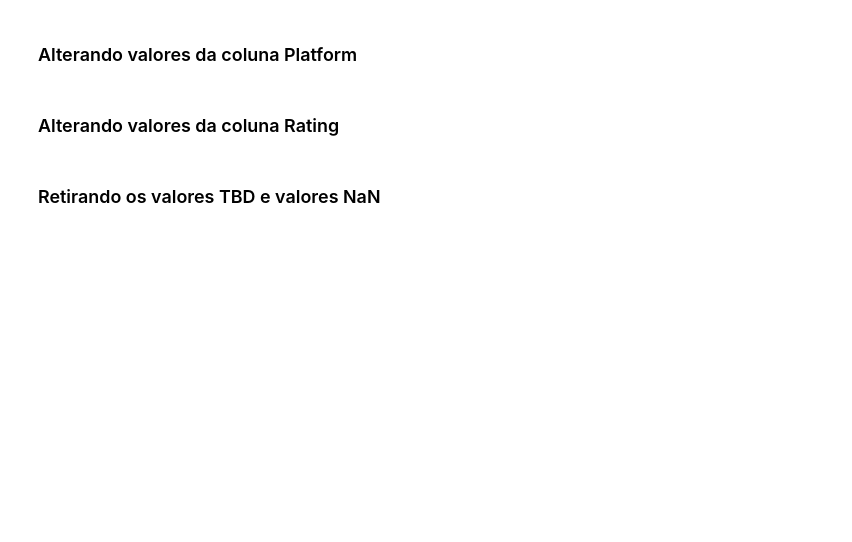
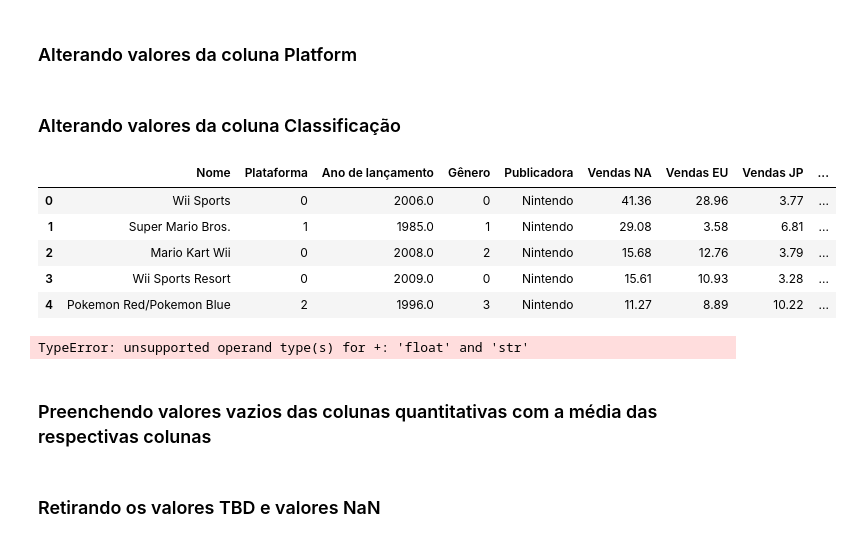
Before and after one commit to jacksonpereira/video-game-sales-with-ratings, a Jupyter notebook: Limpeza dos dados.ipynb, the cells around one changed output. Drawn from its saved outputs; the diff is of its cells as text; code cells hidden in the pictures; blank space fills up the shorter version.

```diff
--- a/Limpeza dos dados.ipynb
+++ b/Limpeza dos dados.ipynb
@@ -177,16 +161,45 @@ data['Platform'] = x
 # %% [markdown]
-### Alterando valores da coluna Rating
+### Alterando valores da coluna Classificação
-# %%
-x = data['Rating'].copy()
-x[x== 'E'] =0
-x[x== 'M'] =1
-x[x== 'T'] =2
-x[x== 'E10+'] =3
-x[x== 'K-A'] =4
-x[x== 'AO'] =5
-x[x== 'EC'] =6
-x[x== 'RP'] =7
-data['Rating'] = x
+# %%
+#0      E
+#1      M
+#2      T
+#3      E10+
+#4      K-A
+#5      AO
+#6      EC
+#7      RP
+
+classificacao = data['Classificação'].copy()
+classificacao[classificacao == 'E'] =0
+classificacao[classificacao == 'M'] =1
+classificacao[classificacao == 'T'] =2
+classificacao[classificacao == 'E10+'] =3
+classificacao[classificacao == 'K-A'] =4
+classificacao[classificacao == 'AO'] =5
+classificacao[classificacao == 'EC'] =6
+classificacao[classificacao == 'RP'] =7
+data['Classificação'] = classificacao
+data.head()
+# %% [output]
+|  | Nome | Plataforma | Ano de lançamento | Gênero | Publicadora | Vendas NA | Vendas EU | Vendas JP | ... |
+| 0 | Wii Sports | 0 | 2006.0 | 0 | Nintendo | 41.36 | 28.96 | 3.77 | ... |
+| 1 | Super Mario Bros. | 1 | 1985.0 | 1 | Nintendo | 29.08 | 3.58 | 6.81 | ... |
+| 2 | Mario Kart Wii | 0 | 2008.0 | 2 | Nintendo | 15.68 | 12.76 | 3.79 | ... |
+| 3 | Wii Sports Resort | 0 | 2009.0 | 0 | Nintendo | 15.61 | 10.93 | 3.28 | ... |
+| 4 | Pokemon Red/Pokemon Blue | 2 | 1996.0 | 3 | Nintendo | 11.27 | 8.89 | 10.22 | ... |
+# %%
+data['Pontuação da crítica'] = data['Pontuação da crítica'].fillna(data['Pontuação da crítica'].mean())
+# data['Contagem de críticas'] = data['Contagem de críticas'].fillna(data['Contagem de críticas'].mean())
+# data[data['Pontuação dos usuários'] == 'tbd'] = data[data['Pontuação dos usuários'] != 'tbd'].mean()
+# data['Contagem de usuários'] = data['Contagem de usuários'].fillna(data['Contagem de usuários'].mean())
+
+# data['Contagem de usuários'].mean()
+data.head()
+# %% [output]
+TypeError: unsupported operand type(s) for +: 'float' and 'str'
+# %% [markdown]
+### Preenchendo valores vazios das colunas quantitativas com a média das respectivas colunas
 # %% [markdown]
 ### Retirando os valores TBD e valores NaN
 # %%
```
Also changed, not shown: parts of 35 cells of this notebook, 1 other file.
